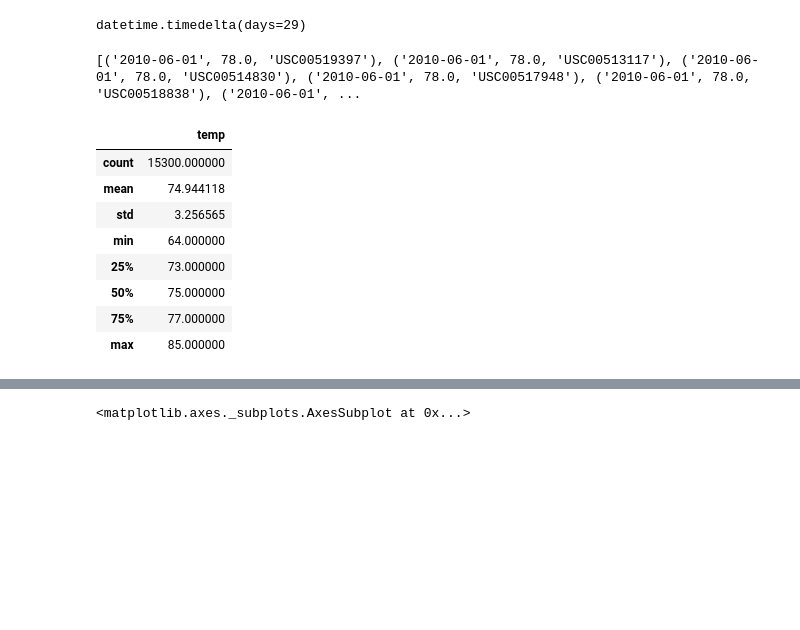
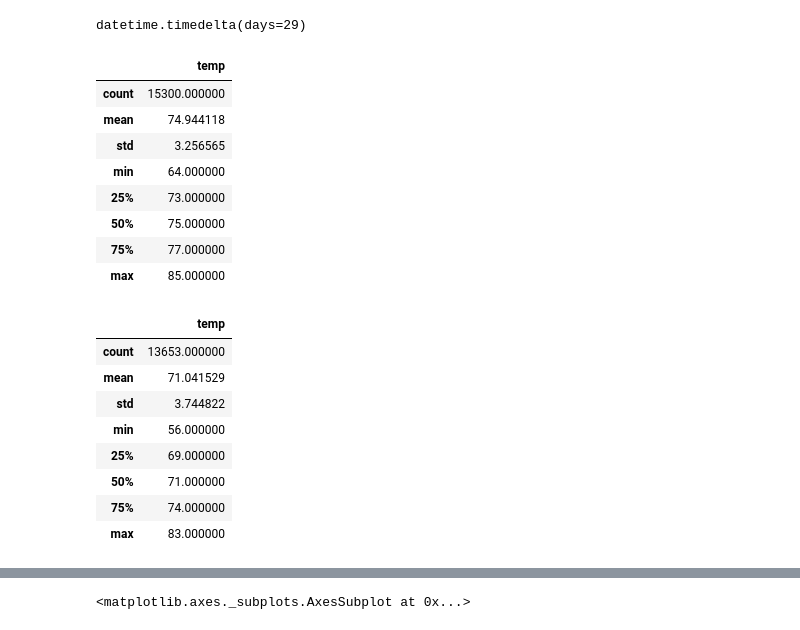
Before and after one commit to misterrustia/surfs_up, a Jupyter notebook: climate_analysis.ipynb, the cells around one changed output, grey strips where cells are left out. Cells and saved outputs as stored; diff of their text form; code cells hidden in the pictures; blank space fills up the shorter version.

```diff
--- a/climate_analysis.ipynb
+++ b/climate_analysis.ipynb
@@ -91,34 +108,20 @@ alljune_10
 # %% [output]
 datetime.timedelta(days=29)
 # %%
-june_10start = dt.date(2010,6,1)
-june_10end = dt.date(2010,6,30)
-
-alljune_10 =(june_10end-june_10start)
-alljune_10
-
-june_11start = dt.date(2011,6,1)
-june_11end = dt.date(2011,6,30)
-
-alljune_11 =(june_11end-june_11start)
-alljune_11
-#filter(Measurement.date >= june_10start).\
-#filter(Measurement.date <= june_10end)
+# use extract inside filter to
 results = []
 # Perform a query to retrieve the data and precipitation scores
 results = session.query(Measurement.date, Measurement.tobs ,Station.station).\
 filter(extract('month',Measurement.date) == 6).all()
-print(results)
+#print(results)
 # Save the query results as a Pandas DataFrame and set the index to the date column
-june_2010_df = pd.DataFrame(results, columns=['date','temp','station'])
+june_df = pd.DataFrame(results, columns=['date','temp','station'])
 #inplace means mod the df where it is dont make a new one (which would be =false)
 #june_2010_df.set_index(df['date'], inplace=True)
 # Sort the dataframe by date
 #june_2010_df = df.sort_index()
-june_2010_df.describe()
-#june_2010_df.plot()
+june_df.describe()
 # %% [output]
-[('2010-06-01', 78.0, 'USC00519397'), ('2010-06-01', 78.0, 'USC00513117'), ('2010-06-01', 78.0, 'USC00514830'), ('2010-06-01', 78.0, 'USC00517948'), ('2010-06-01', 78.0, 'USC00518838'), ('2010-06-01', ...
 |  | temp |
 | count | 15300.000000 |
 | mean | 74.944118 |
@@ -132,0 +136,25 @@ june_2010_df.describe()
+# %%
+# December temp averages
+
+results = []
+# Perform a query to retrieve the data and precipitation scores
+results = session.query(Measurement.date, Measurement.tobs ,Station.station).\
+filter(extract('month',Measurement.date) == 12).all()
+#print(results)
+# Save the query results as a Pandas DataFrame and set the index to the date column
+Dec_df = pd.DataFrame(results, columns=['date','temp','station'])
+#inplace means mod the df where it is dont make a new one (which would be =false)
+#Dec_df_df.set_index(df['date'], inplace=True)
+# Sort the dataframe by date
+#june_2010_df = df.sort_index()
+Dec_df.describe()
+# %% [output]
+|  | temp |
+| count | 13653.000000 |
+| mean | 71.041529 |
+| std | 3.744822 |
+| min | 56.000000 |
+| 25% | 69.000000 |
+| 50% | 71.000000 |
+| 75% | 74.000000 |
+| max | 83.000000 |
```
Also changed, not shown: parts of 7 cells of this notebook.
